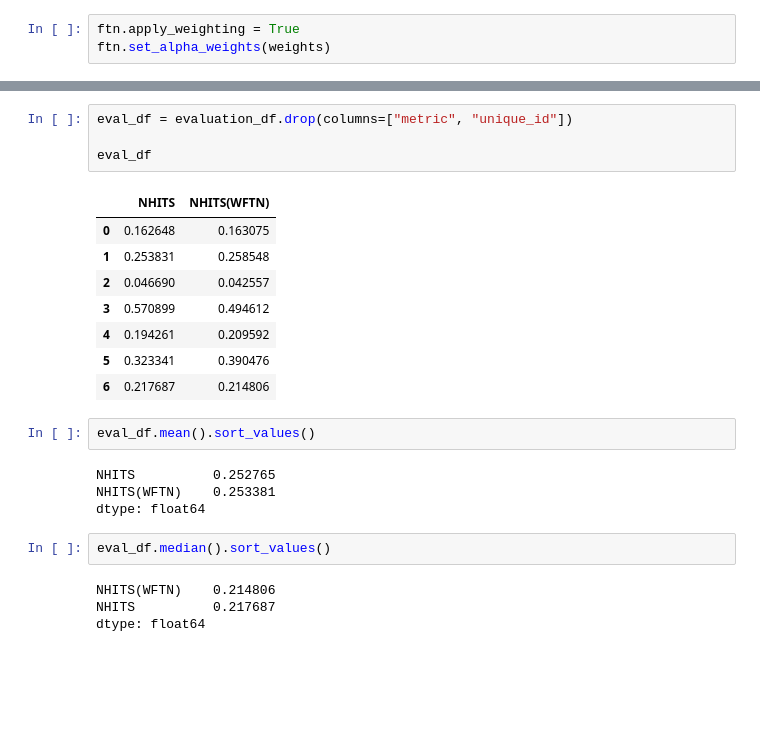
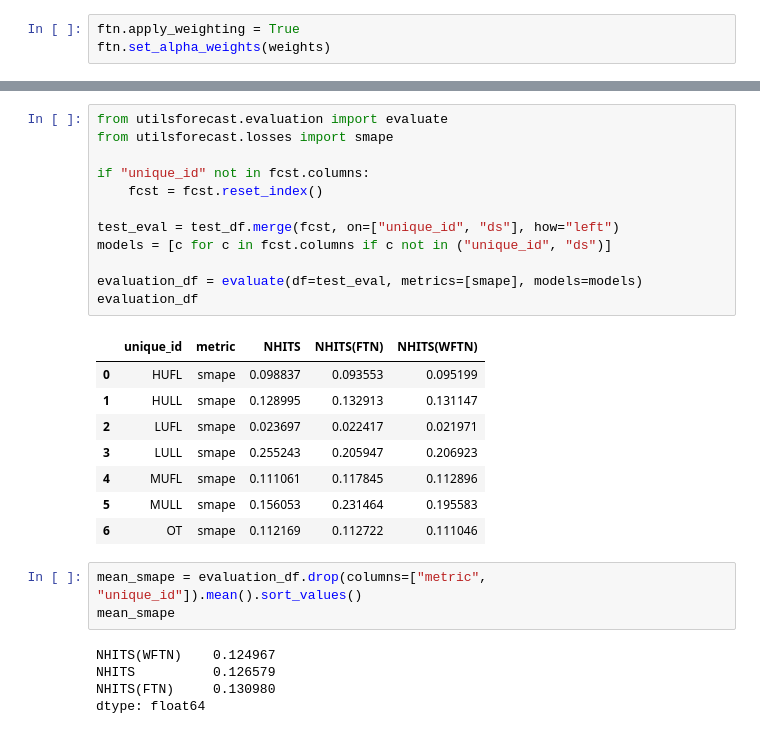
Before and after one commit to vcerqueira/metaforecast, a Jupyter notebook: notebooks/05-ftn_cv_nhits.ipynb, the cells around one changed output, grey strips where cells are left out. Saved outputs shown, nothing was run; the diff lists cells and outputs as text; blank space fills up the shorter version.

```diff
--- a/notebooks/05-ftn_cv_nhits.ipynb
+++ b/notebooks/05-ftn_cv_nhits.ipynb
@@ -244,25 +213,29 @@ evaluation_df = accuracy(test_df, [smape], agg_by=["unique_id"])
+# %%
+from utilsforecast.evaluation import evaluate
+from utilsforecast.losses import smape
+
+if "unique_id" not in fcst.columns:
+    fcst = fcst.reset_index()
+
+test_eval = test_df.merge(fcst, on=["unique_id", "ds"], how="left")
+models = [c for c in fcst.columns if c not in ("unique_id", "ds")]
+
+evaluation_df = evaluate(df=test_eval, metrics=[smape], models=models)
+evaluation_df
+# %% [output]
+|  | unique_id | metric | NHITS | NHITS(FTN) | NHITS(WFTN) |
+| 0 | HUFL | smape | 0.098837 | 0.093553 | 0.095199 |
+| 1 | HULL | smape | 0.128995 | 0.132913 | 0.131147 |
+| 2 | LUFL | smape | 0.023697 | 0.022417 | 0.021971 |
+| 3 | LULL | smape | 0.255243 | 0.205947 | 0.206923 |
+| 4 | MUFL | smape | 0.111061 | 0.117845 | 0.112896 |
+| 5 | MULL | smape | 0.156053 | 0.231464 | 0.195583 |
+| 6 | OT | smape | 0.112169 | 0.112722 | 0.111046 |
 # %%
-eval_df = evaluation_df.drop(columns=["metric", "unique_id"])
-
-eval_df
+mean_smape = evaluation_df.drop(columns=["metric", "unique_id"]).mean().sort_values()
+mean_smape
 # %% [output]
-|  | NHITS | NHITS(WFTN) |
-| 0 | 0.162648 | 0.163075 |
-| 1 | 0.253831 | 0.258548 |
-| 2 | 0.046690 | 0.042557 |
-| 3 | 0.570899 | 0.494612 |
-| 4 | 0.194261 | 0.209592 |
-| 5 | 0.323341 | 0.390476 |
-| 6 | 0.217687 | 0.214806 |
+NHITS(WFTN)    0.124967
+NHITS          0.126579
+NHITS(FTN)     0.130980
+dtype: float64
-# %%
-eval_df.mean().sort_values()
-# %% [output]
-NHITS          0.252765
-NHITS(WFTN)    0.253381
-dtype: float64
-# %%
-eval_df.median().sort_values()
-# %% [output]
-NHITS(WFTN)    0.214806
-NHITS          0.217687
-dtype: float64
```
Also changed, not shown: parts of 40 cells of this notebook, 9 other files.
